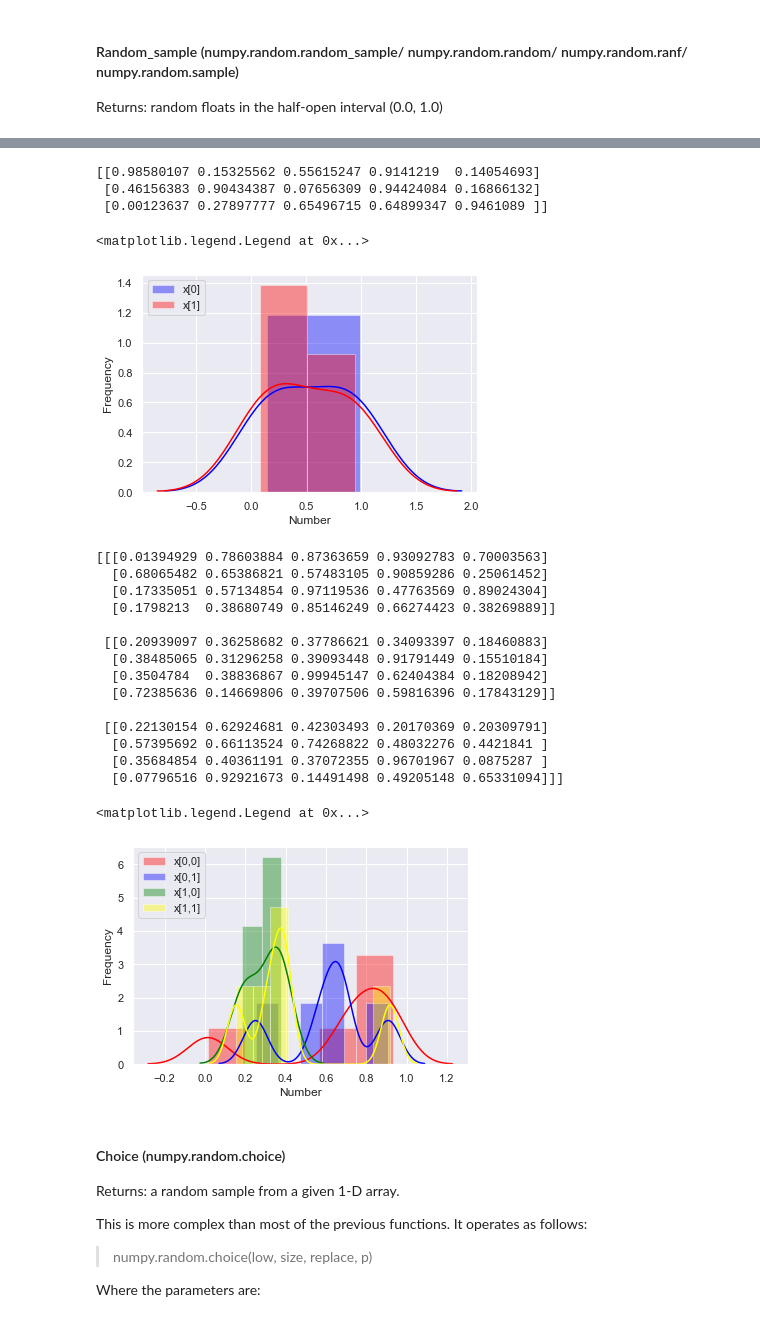
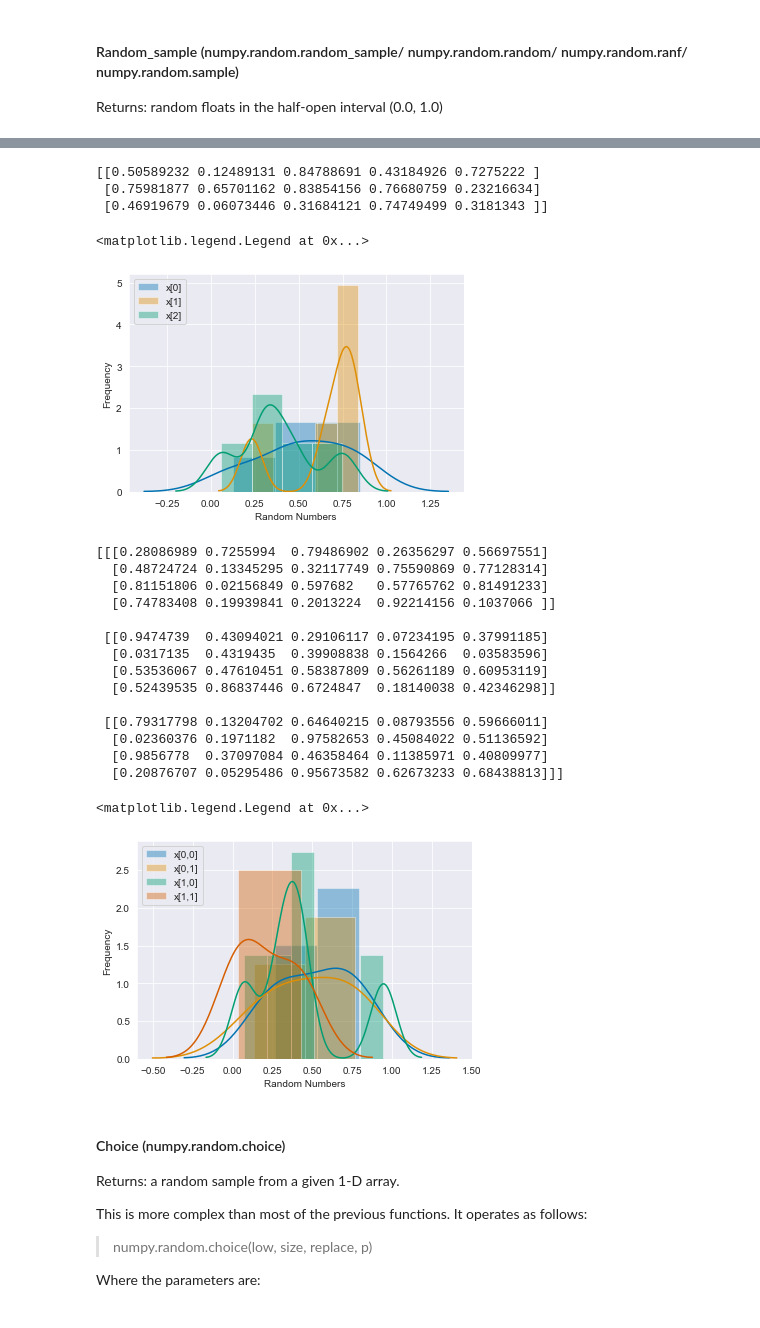
Before and after one commit to Pmcg1/ProgDA_Assignment, a Jupyter notebook: ProgDA_Assessment_1_2019.ipynb, the cells around one changed output, grey strips where cells are left out. Saved outputs shown, nothing was run; the diff lists cells and outputs as text; code cells hidden in the pictures.

Commit message:
added images, references and tidied up

```diff
--- a/ProgDA_Assessment_1_2019.ipynb
+++ b/ProgDA_Assessment_1_2019.ipynb
@@ -16,7 +20,3 @@ We need numpy for the assignment. We'll also bring in matplotlib and seaborn for
 import numpy as np
 import matplotlib.pyplot as plt
 import seaborn as sns
-# %%
-# Control Seaborn asesthetics
-sns.set(color_codes=True)
-sns.set_style("darkgrid")
@@ -23,3 +28,9 @@ sns.set_style("darkgrid")
+# %%
+# Control Seaborn aesthetics
+# Use darkplot plot style for contrast
+sns.set_style("darkgrid")
+# Set the default colour palette
+sns.set_palette("colorblind")
 # %% [markdown]
 This is the numpy.random documentation:
 https://docs.scipy.org/doc/numpy-1.16.0/reference/routines.random.html
@@ -314,45 +344,46 @@ Text(0, 0.5, 'Frequency')
 # Generate an n x n array of random floats between 0.0 and 1.0
 x = np.random.random_sample((3, 5))
 print(x)
-sns.distplot(x[0], color="blue", label="x[0]")
-sns.distplot(x[1], color="red", label="x[1]")
+sns.distplot(x[0], label="x[0]")
+sns.distplot(x[1], label="x[1]")
+sns.distplot(x[2], label="x[2]")
 plt.xlabel("Random Numbers")
 plt.ylabel("Frequency")
 plt.legend(loc="upper left")
 # %% [output]
-[[0.98580107 0.15325562 0.55615247 0.9141219  0.14054693]
- [0.46156383 0.90434387 0.07656309 0.94424084 0.16866132]
- [0.00123637 0.27897777 0.65496715 0.64899347 0.9461089 ]]
+[[0.50589232 0.12489131 0.84788691 0.43184926 0.7275222 ]
+ [0.75981877 0.65701162 0.83854156 0.76680759 0.23216634]
+ [0.46919679 0.06073446 0.31684121 0.74749499 0.3181343 ]]
 <matplotlib.legend.Legend at 0x...>
-[figure, old version]
+[figure, new version]
 # %%
 # Generate an n x n x n array of random floats between 0.0 and 1.0
 x = np.random.random_sample((3, 4, 5))
 print(x)
-sns.distplot(x[0,0], color="red", label="x[0,0]")
-sns.distplot(x[0,1], color="blue", label="x[0,1]")
-sns.distplot(x[1,0], color="green", label="x[1,0]")
-sns.distplot(x[1,1], color="yellow", label="x[1,1]")
+sns.distplot(x[0,0], label="x[0,0]")
+sns.distplot(x[0,1], label="x[0,1]")
+sns.distplot(x[1,0], label="x[1,0]")
+sns.distplot(x[1,1], label="x[1,1]")
 plt.xlabel("Random Numbers")
 plt.ylabel("Frequency")
 plt.legend(loc="upper left")
 # %% [output]
-[[[0.01394929 0.78603884 0.87363659 0.93092783 0.70003563]
-  [0.68065482 0.65386821 0.57483105 0.90859286 0.25061452]
-  [0.17335051 0.57134854 0.97119536 0.47763569 0.89024304]
-  [0.1798213  0.38680749 0.85146249 0.66274423 0.38269889]]
+[[[0.28086989 0.7255994  0.79486902 0.26356297 0.56697551]
+  [0.48724724 0.13345295 0.32117749 0.75590869 0.77128314]
+  [0.81151806 0.02156849 0.597682   0.57765762 0.81491233]
+  [0.74783408 0.19939841 0.2013224  0.92214156 0.1037066 ]]
 
- [[0.20939097 0.36258682 0.37786621 0.34093397 0.18460883]
-  [0.38485065 0.31296258 0.39093448 0.91791449 0.15510184]
-  [0.3504784  0.38836867 0.99945147 0.62404384 0.18208942]
-  [0.72385636 0.14669806 0.39707506 0.59816396 0.17843129]]
+ [[0.9474739  0.43094021 0.29106117 0.07234195 0.37991185]
+  [0.0317135  0.4319435  0.39908838 0.1564266  0.03583596]
+  [0.53536067 0.47610451 0.58387809 0.56261189 0.60953119]
+  [0.52439535 0.86837446 0.6724847  0.18140038 0.42346298]]
 
- [[0.22130154 0.62924681 0.42303493 0.20170369 0.20309791]
-  [0.57395692 0.66113524 0.74268822 0.48032276 0.4421841 ]
-  [0.35684854 0.40361191 0.37072355 0.96701967 0.0875287 ]
-  [0.07796516 0.92921673 0.14491498 0.49205148 0.65331094]]]
+ [[0.79317798 0.13204702 0.64640215 0.08793556 0.59666011]
+  [0.02360376 0.1971182  0.97582653 0.45084022 0.51136592]
+  [0.9856778  0.37097084 0.46358464 0.11385971 0.40809977]
+  [0.20876707 0.05295486 0.95673582 0.62673233 0.68438813]]]
 <matplotlib.legend.Legend at 0x...>
-[figure, old version]
+[figure, new version]
 # %% [markdown]
 #### Choice (numpy.random.choice)
 Returns: a random sample from a given 1-D array.
```
Also changed, not shown: parts of 78 cells of this notebook, 2 other files.
